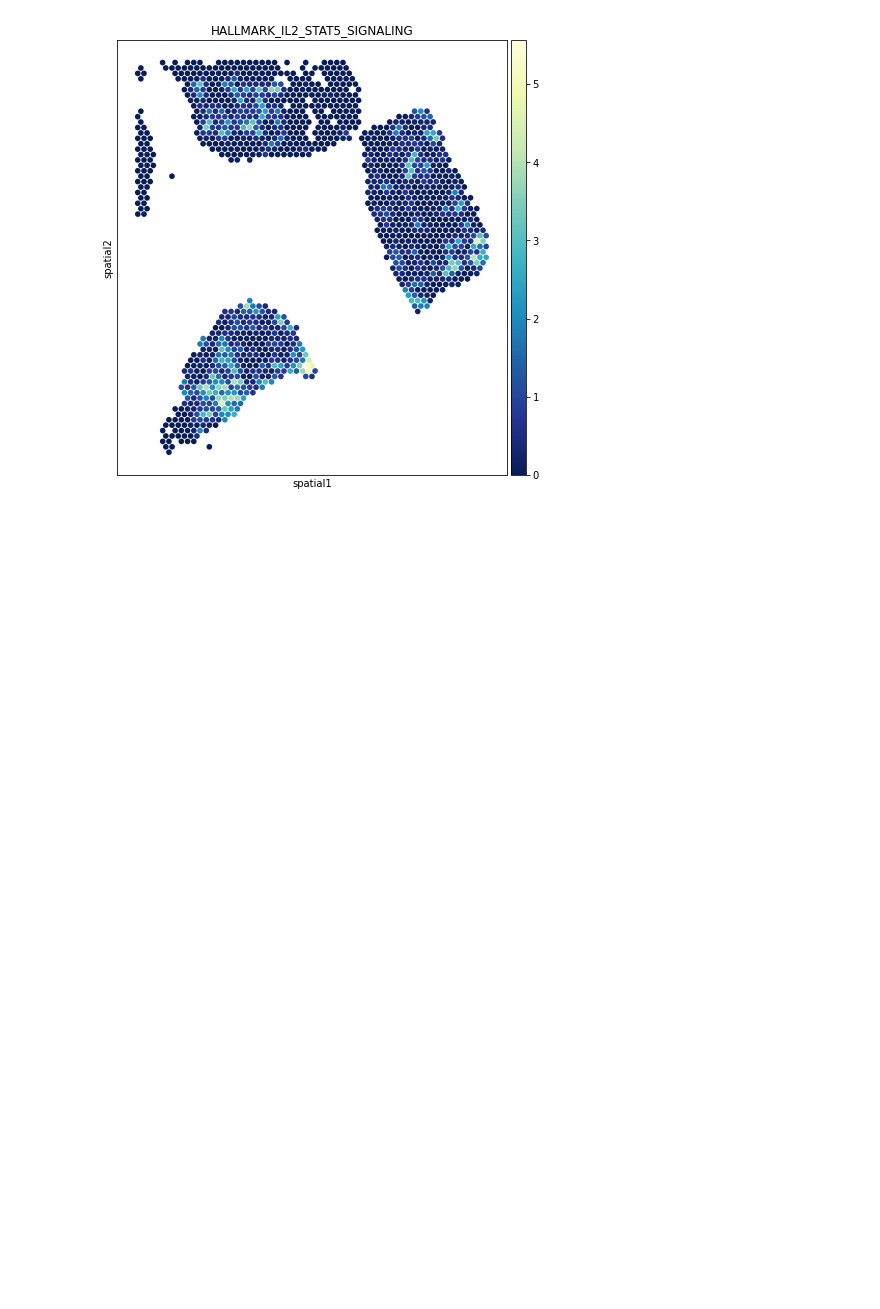
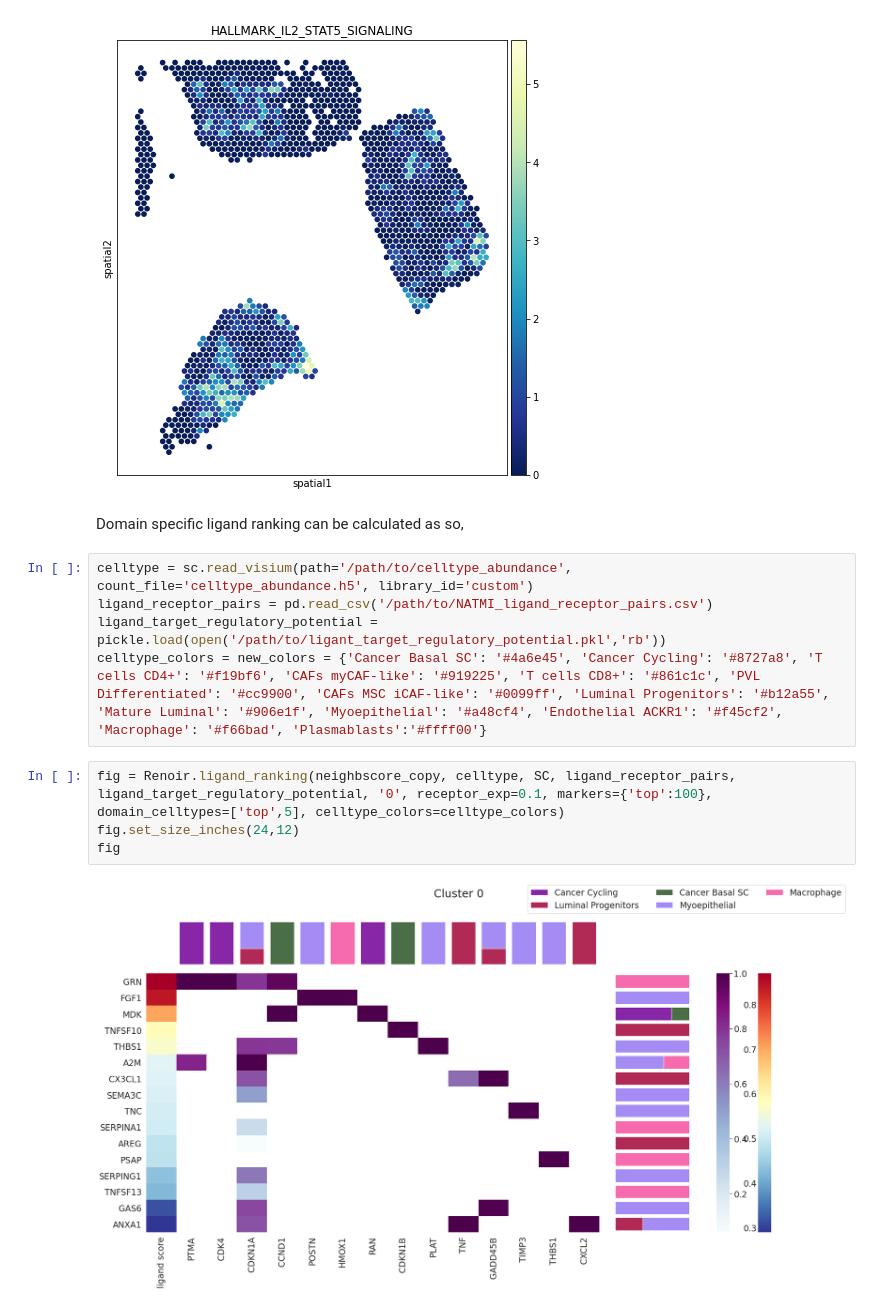
Before and after one commit to Zafar-Lab/Renoir, a Jupyter notebook: docs/source/notebooks/BC_tutorial.ipynb, the cells around one changed output. Cells and saved outputs as stored; diff of their text form; blank space fills up the shorter version.

Commit message:
Added ligand ranking function

```diff
--- a/docs/source/notebooks/BC_tutorial.ipynb
+++ b/docs/source/notebooks/BC_tutorial.ipynb
@@ -90,3 +96,16 @@ sc.pl.spatial(neighbscore_copy, img_key="hires", color=["leiden"], size=1.4, alp
 sc.pl.spatial(pcs, img_key="hires", color=["HALLMARK_IL2_STAT5_SIGNALING"], size = 1.4, alpha_img=0, cmap='YlGnBu_r')
 # %% [output]
 [figure]
+# %% [markdown]
+Domain specific ligand ranking can be calculated as so,
+# %%
+celltype = sc.read_visium(path='/path/to/celltype_abundance', count_file='celltype_abundance.h5', library_id='custom')
+ligand_receptor_pairs = pd.read_csv('/path/to/NATMI_ligand_receptor_pairs.csv')
+ligand_target_regulatory_potential = pickle.load(open('/path/to/ligant_target_regulatory_potential.pkl','rb'))
+celltype_colors = new_colors = {'Cancer Basal SC': '#4a6e45', 'Cancer Cycling': '#8727a8', 'T cells CD4+': '#f19bf6', 'CAFs myCAF-like': '#919225', 'T cells CD8+': '#861c1c', 'PVL Differentiated': '#cc9900', 'CAFs MSC iCAF-like': '#0099ff', 'Luminal Progenitors': '#b12a55', 'Mature Luminal': '#906e1f', 'Myoepithelial': '#a48cf4', 'Endothelial ACKR1': '#f45cf2', 'Macrophage': '#f66bad', 'Plasmablasts':'#ffff00'}
+# %%
+fig = Renoir.ligand_ranking(neighbscore_copy, celltype, SC, ligand_receptor_pairs, ligand_target_regulatory_potential, '0', receptor_exp=0.1, markers={'top':100}, domain_celltypes=['top',5], celltype_colors=celltype_colors)
+fig.set_size_inches(24,12)
+fig
+# %% [output]
+[figure, added]
```
Also changed, not shown: parts of 5 cells of this notebook, 1 other file.
